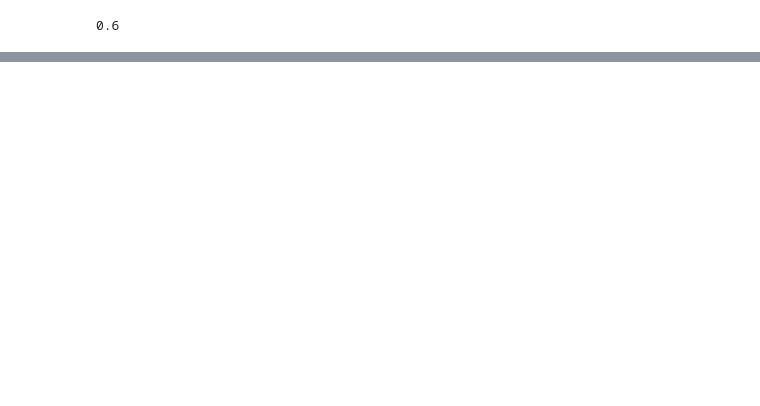
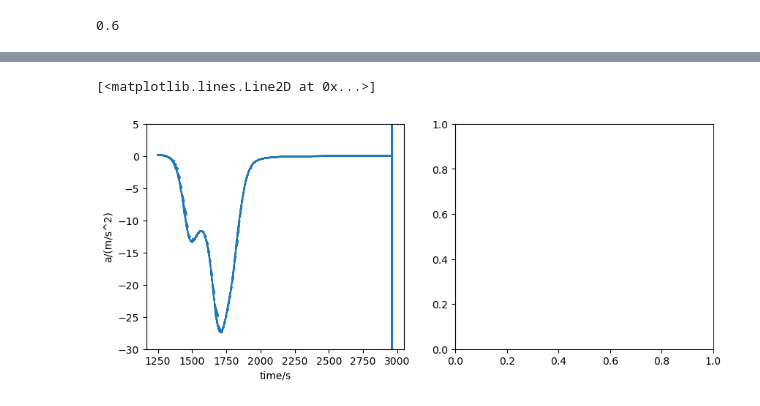
Before and after one commit to jackSN8/mars-3-months, a Jupyter notebook: starship_leo.ipynb, the cells around one changed output, grey strips where cells are left out. Drawn from its saved outputs; the diff is of its cells as text; code cells hidden in the pictures; blank space fills up the shorter version.

```diff
--- a/starship_leo.ipynb
+++ b/starship_leo.ipynb
@@ -204,0 +265,17 @@ Final perigee of -492.4833277991256 km
+# %%
+fig, (ax1, ax2) = plt.subplots(1, 2, figsize=(10, 4))
+
+
+ax1.set_ylabel("a/(m/s^2)")
+# plt.xlabel("distance downrange, km")
+ax1.set_xlabel("time/s")
+#plt.xlim(12500,14000)
+#plt.ylim(top = 100)
+#print(reentry_alts)
+#plt.ylim(150)
+#ax1.set_xlim(2600)
+ax1.set_ylim(top = 5, bottom = -30)
+ax1.plot(np.array(reentry_time)[:-1],np.array(reentry_accs)*1000)
+# %% [output]
+[<matplotlib.lines.Line2D at 0x...>]
+[figure, added]
```
Also changed, not shown: parts of 7 cells of this notebook, 2 other files.
